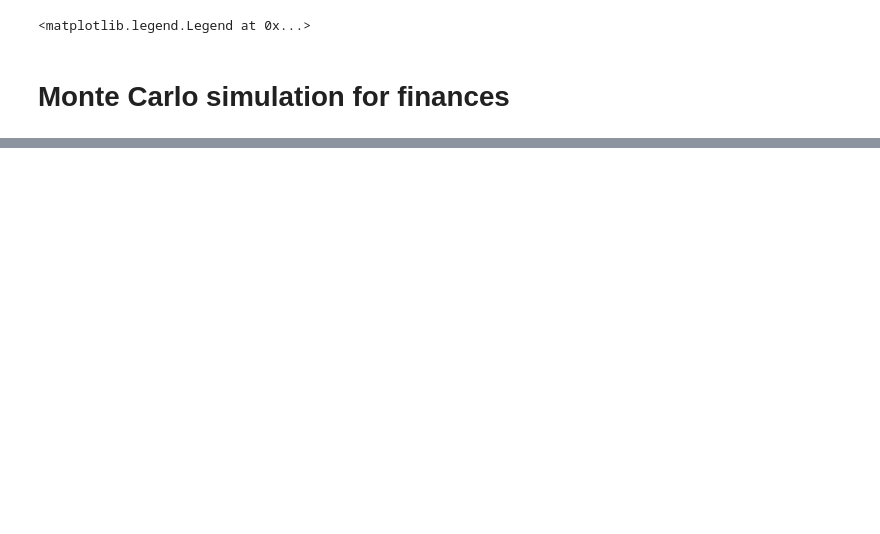
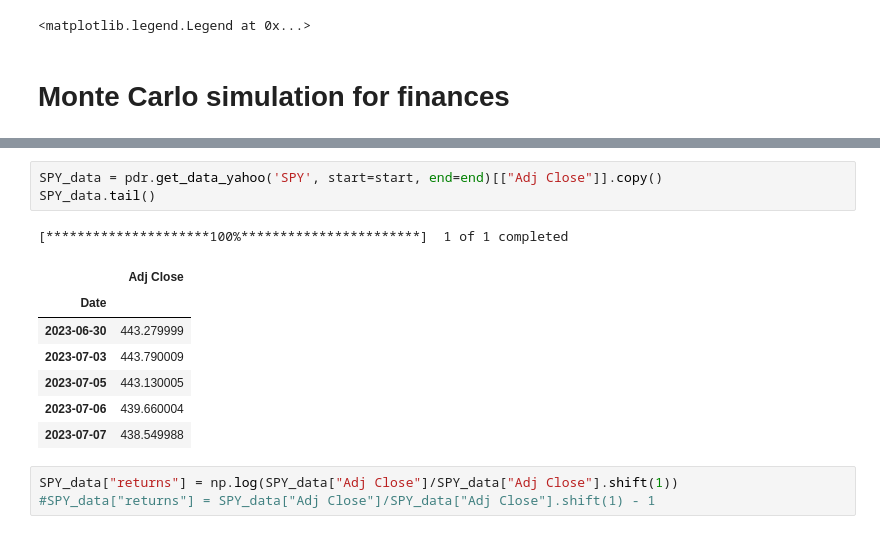
Before and after one commit to hplbrayan/Fun-with-Python, a Jupyter notebook: Montecarlo/Montecarlo.ipynb, the cells around one changed output, grey strips where cells are left out. Drawn from its saved outputs; the diff is of its cells as text; blank space fills up the shorter version.

```diff
--- a/Montecarlo/Montecarlo.ipynb
+++ b/Montecarlo/Montecarlo.ipynb
@@ -192,0 +207,15 @@ web.DataReader('GE', 'yahoo', start='2019-09-10', end='2019-10-09')"""
+# %%
+SPY_data = pdr.get_data_yahoo('SPY', start=start, end=end)[["Adj Close"]].copy()
+SPY_data.tail()
+# %% [output]
+[*********************100%***********************]  1 of 1 completed
+|  | Adj Close |
+| Date |  |
+| 2023-06-30 | 443.279999 |
+| 2023-07-03 | 443.790009 |
+| 2023-07-05 | 443.130005 |
+| 2023-07-06 | 439.660004 |
+| 2023-07-07 | 438.549988 |
+# %%
+SPY_data["returns"] = np.log(SPY_data["Adj Close"]/SPY_data["Adj Close"].shift(1))
+#SPY_data["returns"] = SPY_data["Adj Close"]/SPY_data["Adj Close"].shift(1) - 1
```
Also changed, not shown: parts of 8 cells of this notebook.
